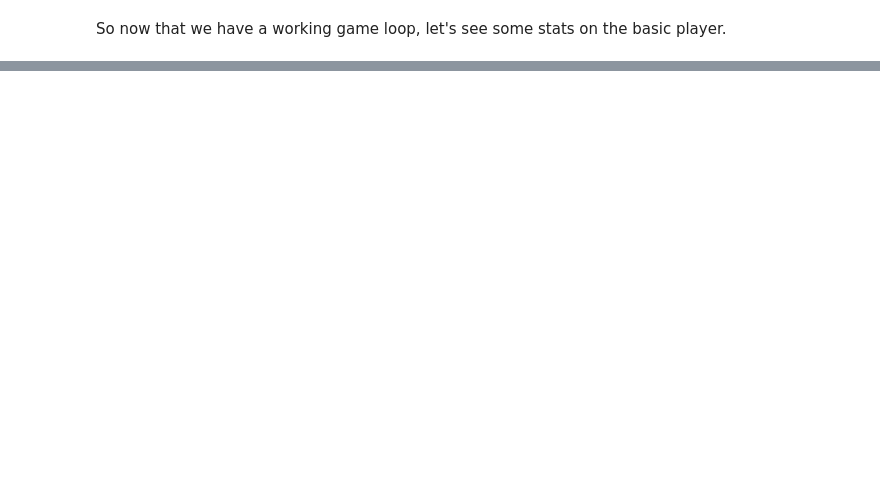
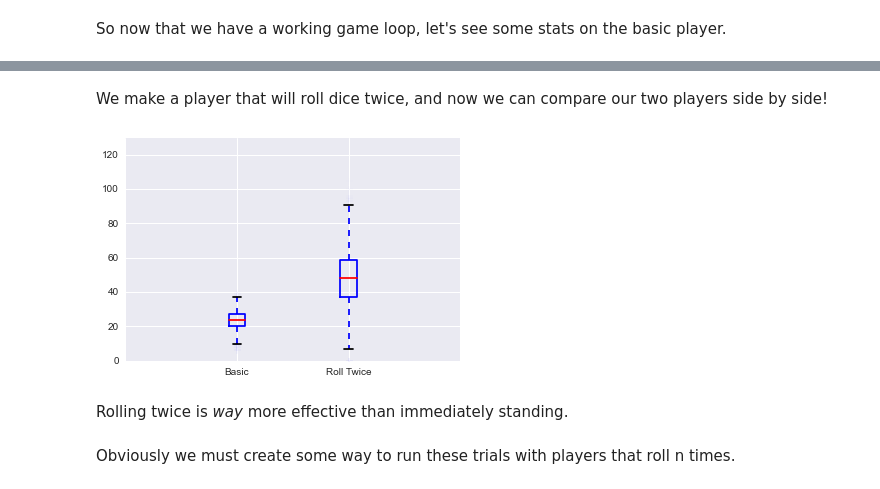
Before and after one commit to gordonfierce/some-pig, a Jupyter notebook: Pig Analysis.ipynb, the cells around one changed output, grey strips where cells are left out. Cells and saved outputs as stored; diff of their text form; code cells hidden in the pictures; blank space fills up the shorter version.

```diff
--- a/Pig Analysis.ipynb
+++ b/Pig Analysis.ipynb
@@ -85,0 +91,26 @@ plt.show()
+# %%
+class HitOncePlayer(Player):
+    def hit_or_stand(self, current_sum, num_rolls):
+        if num_rolls < 3:
+            return "hit"
+        else:
+            return "stand"
+# %%
+my_hit_once_player = HitOncePlayer()
+my_hit_once_game = Game(my_hit_once_player)
+hit_once_results = run_n_trials(my_hit_once_game)
+#print(hit_once_results)
+# %% [markdown]
+We make a player that will roll dice twice, and now we can compare our two players side by side!
+# %%
+plt.boxplot([basic_player_game_results, hit_once_results])
+ymin, ymax = plt.ylim()
+plt.ylim(0, ymax + 10)
+plt.xticks(range(4), ["","Basic", "Roll Twice", ""])
+plt.show()
+# %% [output]
+[figure, added]
+# %% [markdown]
+Rolling twice is *way* more effective than immediately standing.
+# %% [markdown]
+Obviously we must create some way to run these trials with players that roll n times.
```
Also changed, not shown: parts of 21 cells of this notebook.
